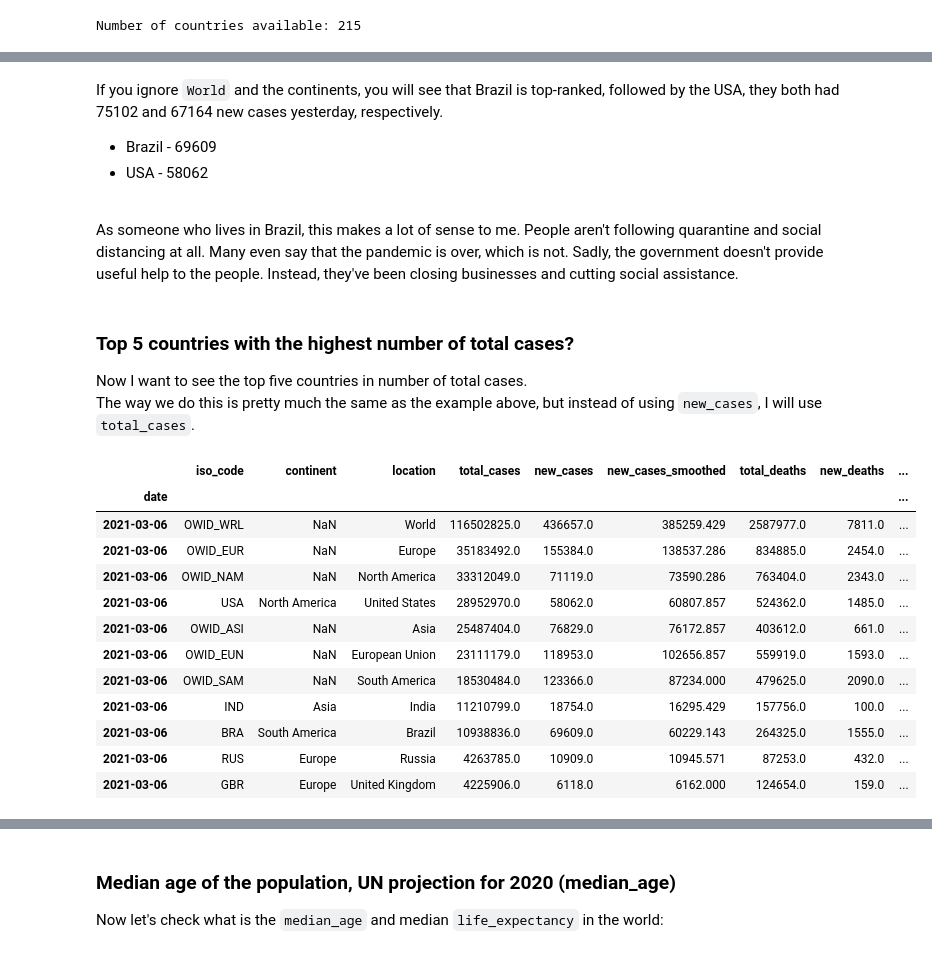
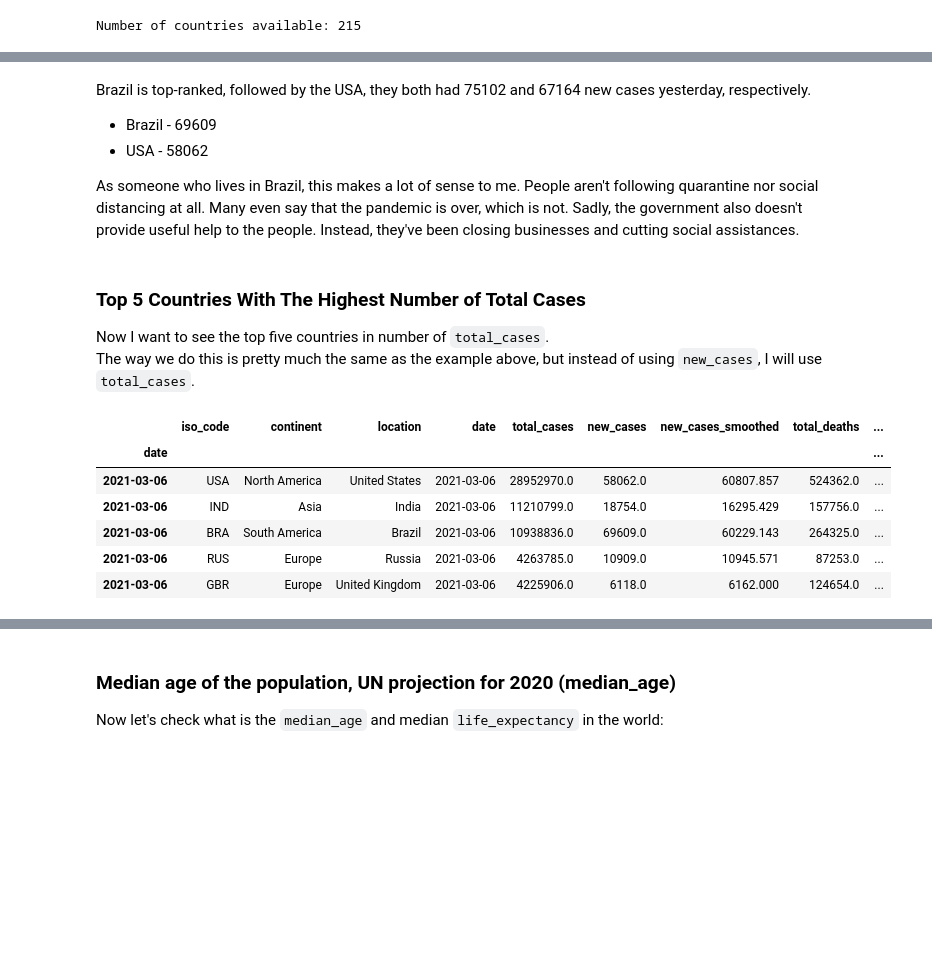
Before and after one commit to vinny380/Covid-19-data-analysis, a Jupyter notebook: Covid_19_Data_Analysis.ipynb, the cells around one changed output, grey strips where cells are left out. Cells and saved outputs as stored; diff of their text form; code cells hidden in the pictures; blank space fills up the shorter version.

```diff
--- a/Covid_19_Data_Analysis.ipynb
+++ b/Covid_19_Data_Analysis.ipynb
@@ -45,6 +45,6 @@ Now I'll assign our dataser to ``df``, and also use the column ``date`` as our i
 # %%
 DATA_PATH = 'https://covid.ourworldindata.org/data/owid-covid-data.csv' # Link to our data
-df = pd.read_csv(DATA_PATH,index_col='date') # Assigning df to our dataset
+df = pd.read_csv(DATA_PATH) # Assigning df to our dataset
 # %% [markdown]
 There we go!<br>
 As always, let's have a look at our table and try to take any insights from it.<br>
@@ -197,0 +194,8 @@ Keep that in mind.
+# %%
+# Removing continents from location
+df = df.drop(df[df.location == 'South America'].index)
+df = df.drop(df[df.location == 'North America'].index)
+df = df.drop(df[df.location == 'Asia'].index)
+df = df.drop(df[df.location == 'Africa'].index)
+df = df.drop(df[df.location == 'Europe'].index)
+df = df.drop(df[df.location == 'European Union'].index)
@@ -197,0 +205,5 @@ Keep that in mind.
+# %%
+# Setting date as index
+df.index = df.date
+# Casting index to date_time type
+df.index = pd.to_datetime(df.index)
@@ -221,29 +237,22 @@ df.loc['2021-03-06'].sort_values(ascending=False, by='new_cases')[:10]
 # %% [markdown]
-If you ignore ``World`` and the continents, you will see that Brazil is top-ranked, followed by the USA, they both had 75102 and 67164 new cases yesterday, respectively.
+Brazil is top-ranked, followed by the USA, they both had 75102 and 67164 new cases yesterday, respectively.
 * Brazil - 69609
-* USA - 58062<bt>
-<br>
+* USA - 58062<br>
 
-As someone who lives in Brazil, this makes a lot of sense to me. People aren't following quarantine and social distancing at all. Many even say that the pandemic is over, which is not. Sadly, the government doesn't provide useful help to the people. Instead, they've been closing businesses and cutting social assistance.
+As someone who lives in Brazil, this makes a lot of sense to me. People aren't following quarantine nor social distancing at all. Many even say that the pandemic is over, which is not. Sadly, the government also doesn't provide useful help to the people. Instead, they've been closing businesses and cutting social assistances.
 # %% [markdown]
-### **Top 5 countries with the highest number of total cases?**
+### **Top 5 Countries With The Highest Number of Total Cases**
 
-Now I want to see the top five countries in number of total cases.<br>
+Now I want to see the top five countries in number of ``total_cases``.<br>
 The way we do this is pretty much the same as the example above, but instead of using ``new_cases``, I will use ``total_cases``.
 # %%
 # the 5 countries with highest cases number
-df.loc['2021-03-06'].sort_values(by='total_cases', ascending=False)[:11]
+df.loc['2021-03-06'].sort_values(by='total_cases', ascending=False)[1:6]
 # %% [output]
-|  | iso_code | continent | location | total_cases | new_cases | new_cases_smoothed | total_deaths | new_deaths | ... |
+|  | iso_code | continent | location | date | total_cases | new_cases | new_cases_smoothed | total_deaths | ... |
 | date |  |  |  |  |  |  |  |  | ... |
-| 2021-03-06 | OWID_WRL | NaN | World | 116502825.0 | 436657.0 | 385259.429 | 2587977.0 | 7811.0 | ... |
-| 2021-03-06 | OWID_EUR | NaN | Europe | 35183492.0 | 155384.0 | 138537.286 | 834885.0 | 2454.0 | ... |
-| 2021-03-06 | OWID_NAM | NaN | North America | 33312049.0 | 71119.0 | 73590.286 | 763404.0 | 2343.0 | ... |
-| 2021-03-06 | USA | North America | United States | 28952970.0 | 58062.0 | 60807.857 | 524362.0 | 1485.0 | ... |
-| 2021-03-06 | OWID_ASI | NaN | Asia | 25487404.0 | 76829.0 | 76172.857 | 403612.0 | 661.0 | ... |
-| 2021-03-06 | OWID_EUN | NaN | European Union | 23111179.0 | 118953.0 | 102656.857 | 559919.0 | 1593.0 | ... |
-| 2021-03-06 | OWID_SAM | NaN | South America | 18530484.0 | 123366.0 | 87234.000 | 479625.0 | 2090.0 | ... |
-| 2021-03-06 | IND | Asia | India | 11210799.0 | 18754.0 | 16295.429 | 157756.0 | 100.0 | ... |
-| 2021-03-06 | BRA | South America | Brazil | 10938836.0 | 69609.0 | 60229.143 | 264325.0 | 1555.0 | ... |
-| 2021-03-06 | RUS | Europe | Russia | 4263785.0 | 10909.0 | 10945.571 | 87253.0 | 432.0 | ... |
-| 2021-03-06 | GBR | Europe | United Kingdom | 4225906.0 | 6118.0 | 6162.000 | 124654.0 | 159.0 | ... |
+| 2021-03-06 | USA | North America | United States | 2021-03-06 | 28952970.0 | 58062.0 | 60807.857 | 524362.0 | ... |
+| 2021-03-06 | IND | Asia | India | 2021-03-06 | 11210799.0 | 18754.0 | 16295.429 | 157756.0 | ... |
+| 2021-03-06 | BRA | South America | Brazil | 2021-03-06 | 10938836.0 | 69609.0 | 60229.143 | 264325.0 | ... |
+| 2021-03-06 | RUS | Europe | Russia | 2021-03-06 | 4263785.0 | 10909.0 | 10945.571 | 87253.0 | ... |
+| 2021-03-06 | GBR | Europe | United Kingdom | 2021-03-06 | 4225906.0 | 6118.0 | 6162.000 | 124654.0 | ... |
```
Also changed, not shown: parts of 54 cells of this notebook.
